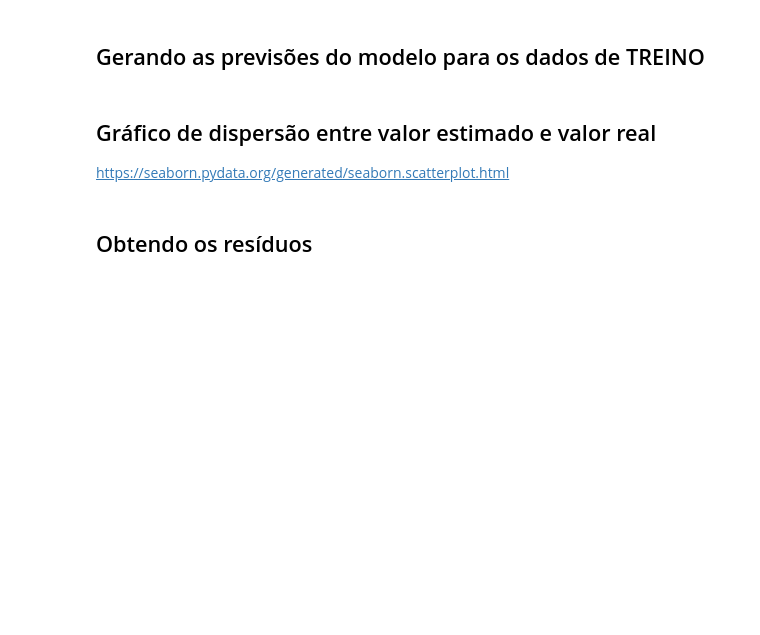
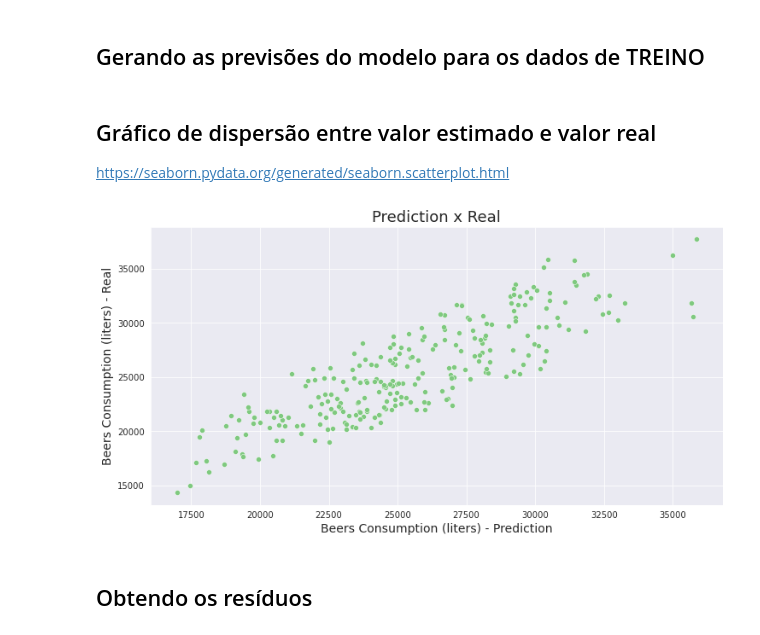
Before and after one commit to Gabriel-limadev/data_science_study, a Jupyter notebook: 5 - Regressão linear: testando relações e prevendo resultados/course_files/regressao_linear.ipynb, the cells around one changed output. Saved outputs shown, nothing was run; the diff lists cells and outputs as text; code cells hidden in the pictures; blank space fills up the shorter version.

Commit message:
Estimating predictions, getting ponctual predictions and analyzing graphics

```diff
--- a/5 - Regressão linear: testando relações e prevendo resultados/course_files/regressao_linear.ipynb
+++ b/5 - Regressão linear: testando relações e prevendo resultados/course_files/regressao_linear.ipynb
@@ -418,4 +440,6 @@ https://scikit-learn.org/stable/modules/generated/sklearn.model_selection.train_
 # %% [markdown]
 ## Criando os datasets de treino e de teste
+# %%
+X_train, X_test, y_train, y_test = train_test_split(X, y, test_size=0.3, random_state=2811)
 # %% [markdown]
 ## Verificando os tamanhos dos arquivos gerados pela função *train_test_split*
@@ -430,6 +473,10 @@ https://scikit-learn.org/stable/modules/classes.html#regression-metrics
 # %% [markdown]
 ## Instanciando a classe *LinearRegression()*
+# %%
+model = LinearRegression()
 # %% [markdown]
 ## Utilizando o método *fit()* do objeto "modelo" para estimar nosso modelo linear utilizando os dados de TREINO (y_train e X_train)
 
 https://scikit-learn.org/stable/modules/generated/sklearn.linear_model.LinearRegression.html#sklearn.linear_model.LinearRegression.fit
+# %%
+model.fit(X_train, y_train)
@@ -504,9 +621,19 @@ https://docs.scipy.org/doc/numpy/reference/generated/numpy.append.html?#numpy.ap
 <hr style='border: 2px solid red;'>
 # %% [markdown]
 ## Gerando as previsões do modelo para os dados de TREINO
+# %%
+predicted_y_train = model.predict(X_train)
 # %% [markdown]
 ## Gráfico de dispersão entre valor estimado e valor real
 
 https://seaborn.pydata.org/generated/seaborn.scatterplot.html
+# %%
+ax = sns.scatterplot(x = predicted_y_train, y = y_train)
+ax.figure.set_size_inches(12, 6)
+ax.set_title('Prediction x Real', fontsize = 18)
+ax.set_xlabel('Beers Consumption (liters) - Prediction', fontsize = 14)
+ax.set_ylabel('Beers Consumption (liters) - Real', fontsize = 14);
+# %% [output]
+[figure, added]
 # %% [markdown]
 ## Obtendo os resíduos
```
Also changed, not shown: parts of 30 cells of this notebook.
